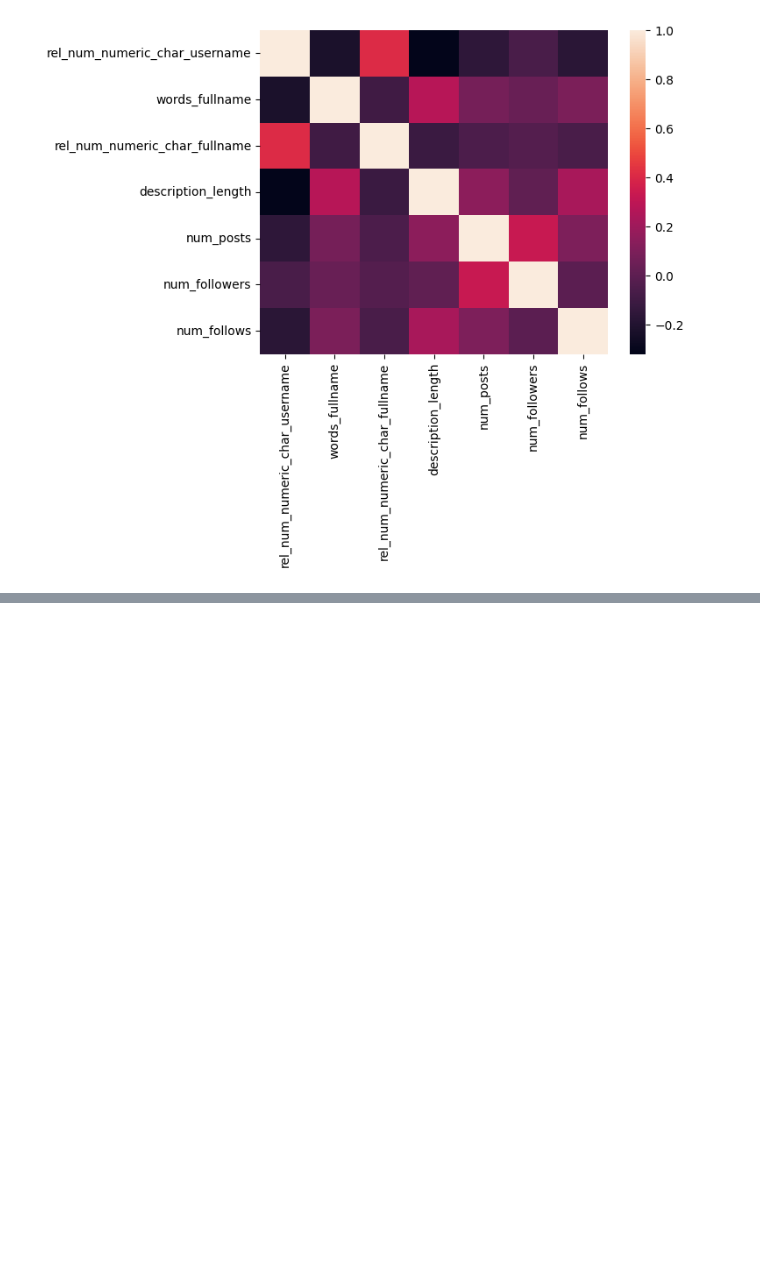
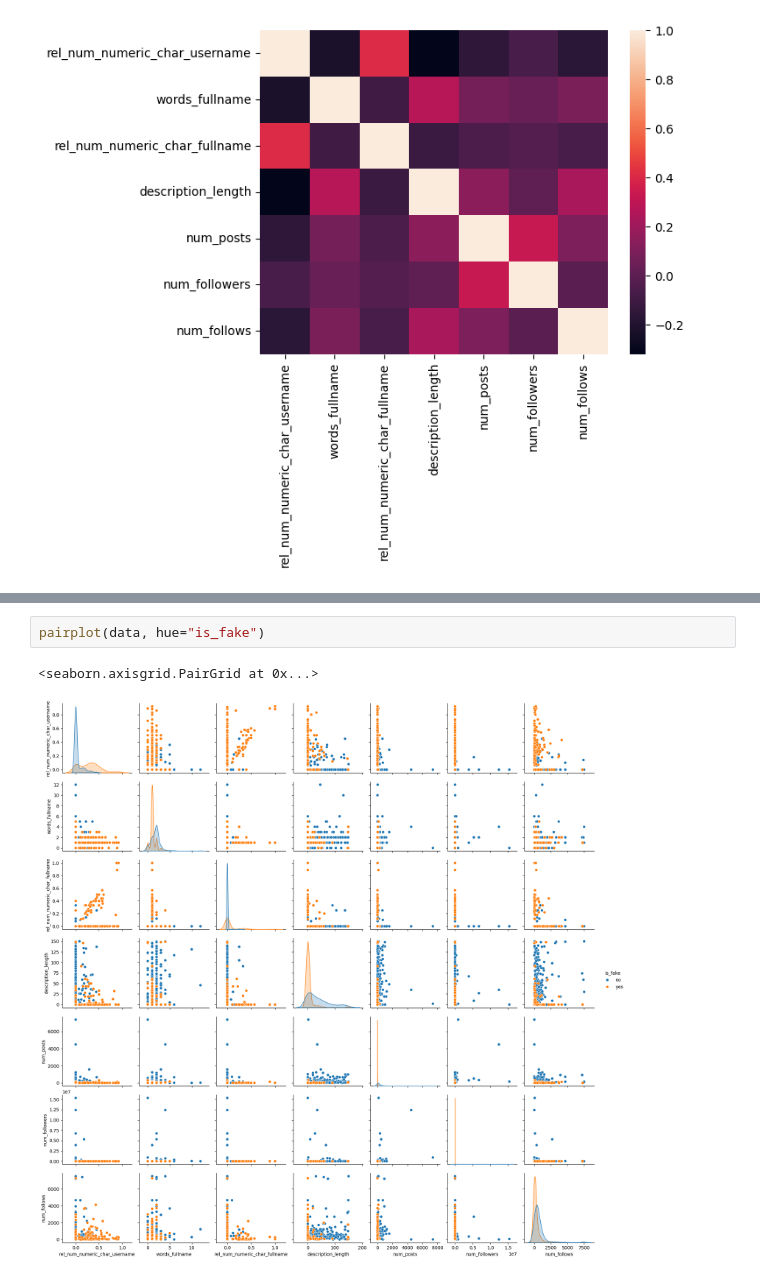
Before and after one commit to MaxBracco/DataScienceUE, a Jupyter notebook: code/lektion_01.ipynb, the cells around one changed output, grey strips where cells are left out. Drawn from its saved outputs; the diff is of its cells as text; blank space fills up the shorter version.

Commit message:
Added pairplot

```diff
--- a/code/lektion_01.ipynb
+++ b/code/lektion_01.ipynb
@@ -153,0 +155,5 @@ clustermap(
+# %%
+pairplot(data, hue="is_fake")
+# %% [output]
+<seaborn.axisgrid.PairGrid at 0x...>
+[figure, added]
```
Also changed, not shown: parts of 2 cells of this notebook.
